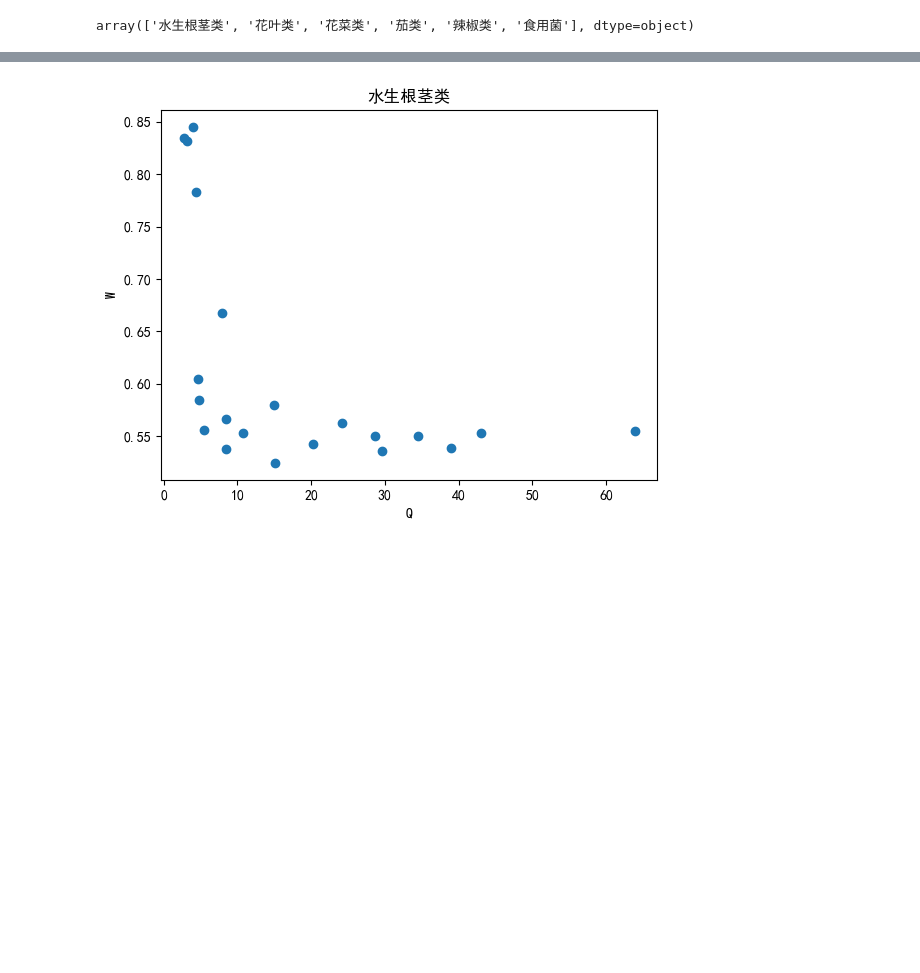
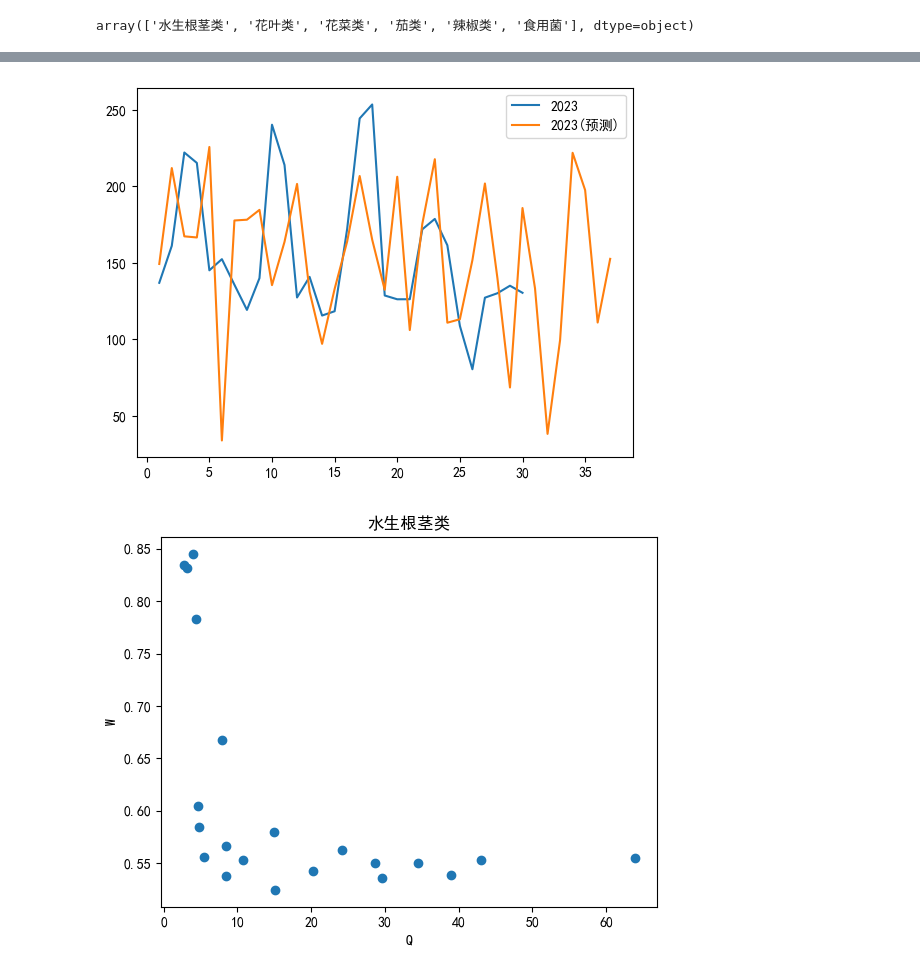
Before and after one commit to 738NGX/2023CUMCM_C, a Jupyter notebook: test.ipynb, the cells around one changed output, grey strips where cells are left out. Drawn from its saved outputs; the diff is of its cells as text; code cells hidden in the pictures; blank space fills up the shorter version.

```diff
--- a/test.ipynb
+++ b/test.ipynb
@@ -76,3 +232,19 @@ plt.show()
+# %%
+df0=df[df['分类名称']=='花叶类']
+df0=df0.reset_index()
+#tr1=(df0[df0['日期'].dt.year==2020])['销量(千克)_否']+(df0[df0['日期'].dt.year==2020])['销量(千克)_是']
+tr2=(df0[df0['日期'].dt.year==2021])['销量(千克)_否']+(df0[df0['日期'].dt.year==2021])['销量(千克)_是']
+tr3=(df0[df0['日期'].dt.year==2022])['销量(千克)_否']+(df0[df0['日期'].dt.year==2022])['销量(千克)_是']
+tr4=(df0[df0['日期'].dt.year==2023])['销量(千克)_否']+(df0[df0['日期'].dt.year==2023])['销量(千克)_是']
+#plt.plot(range(1,38),tr1.values)
+#plt.plot(range(1,38),tr2.values)
+#plt.plot(range(1,38),tr3.values)
+plt.plot(range(1,31),tr4.values)
+plt.plot(range(1,38),predicted_data['销量(千克)_否'])
+plt.legend(['2023','2023(预测)'])
+plt.show()
+# %% [output]
+[figure, added]
 # %%
 import pandas as pd
 data = pd.read_csv('./export/q2_1往期品类批发价格汇总.csv', index_col=0)
```
Also changed, not shown: parts of 9 cells of this notebook, 2 other files.
